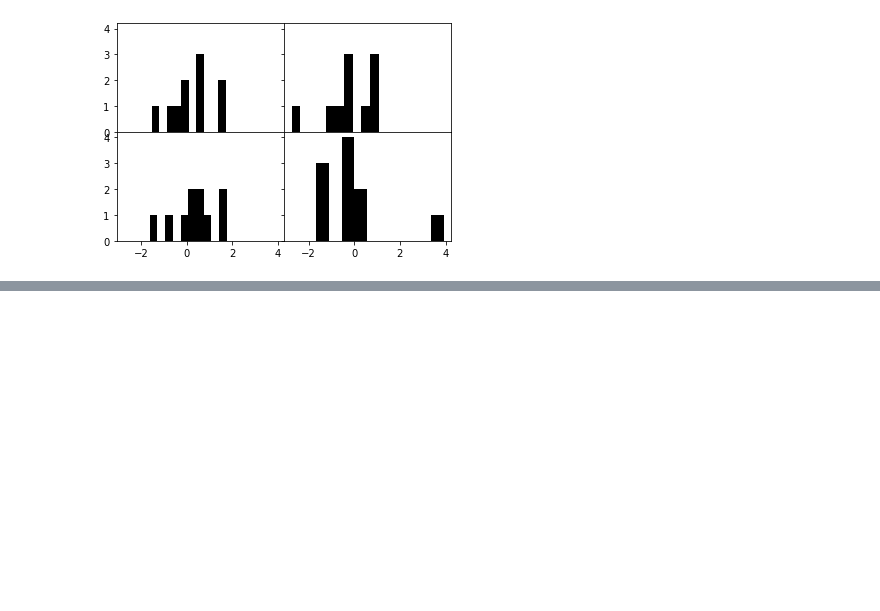
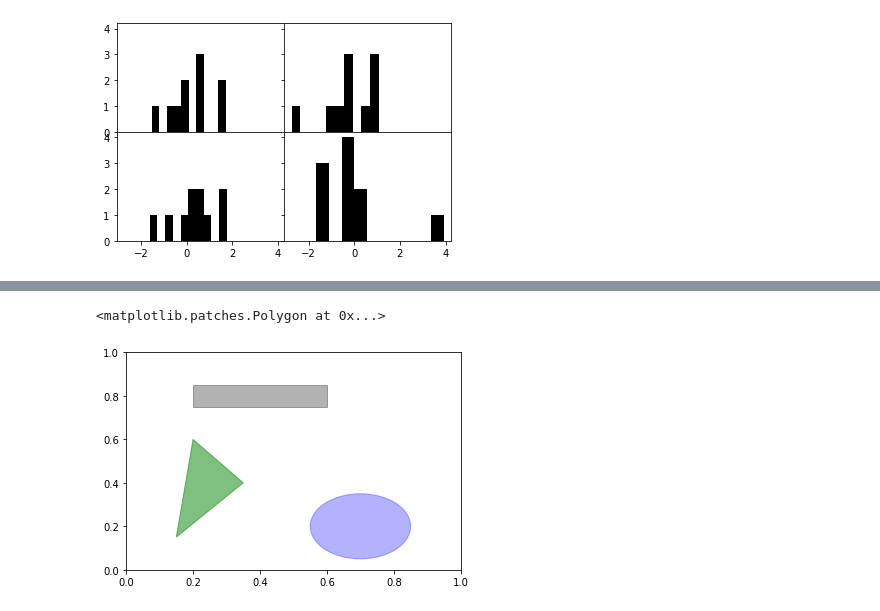
Before and after one commit to Kaiquenakao/plotagem-visualizacao, a Jupyter notebook: plotagem.ipynb, the cells around one changed output, grey strips where cells are left out. Cells and saved outputs as stored; diff of their text form; code cells hidden in the pictures; blank space fills up the shorter version.

Commit message:
Patches

```diff
--- a/plotagem.ipynb
+++ b/plotagem.ipynb
@@ -251,0 +282,13 @@ Text(0.5, 1.0, 'Important dates in the 2008-2009 financial crisis')
+# %%
+fig = plt.figure()
+ax = fig.add_subplot(1, 1, 1)
+rect = plt.Rectangle((0.2, 0.75), 0.4, 0.1, color='k', alpha=0.3) # ponta inicial da diagonal esquerdo inferior
+circ = plt.Circle((0.7, 0.2), 0.15, color='b', alpha=0.3) # começo da ponta do circulo e o outro é o raio
+pgon = plt.Polygon([[0.15, 0.15], [0.35, 0.4], [0.2, 0.6]],
+                  color='g', alpha=0.5) # a ponta inferior esquerdo
+ax.add_patch(rect)
+ax.add_patch(circ)
+ax.add_patch(pgon)
+# %% [output]
+<matplotlib.patches.Polygon at 0x...>
+[figure, added]
```
Also changed, not shown: parts of 20 cells of this notebook.
